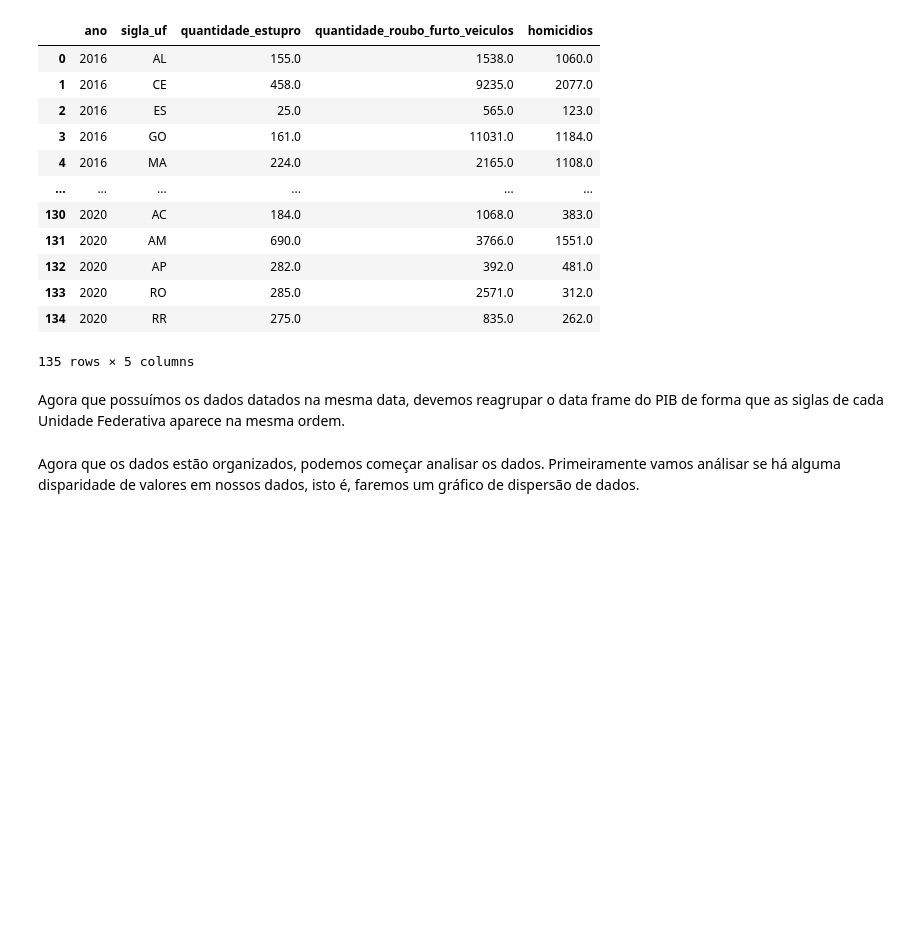
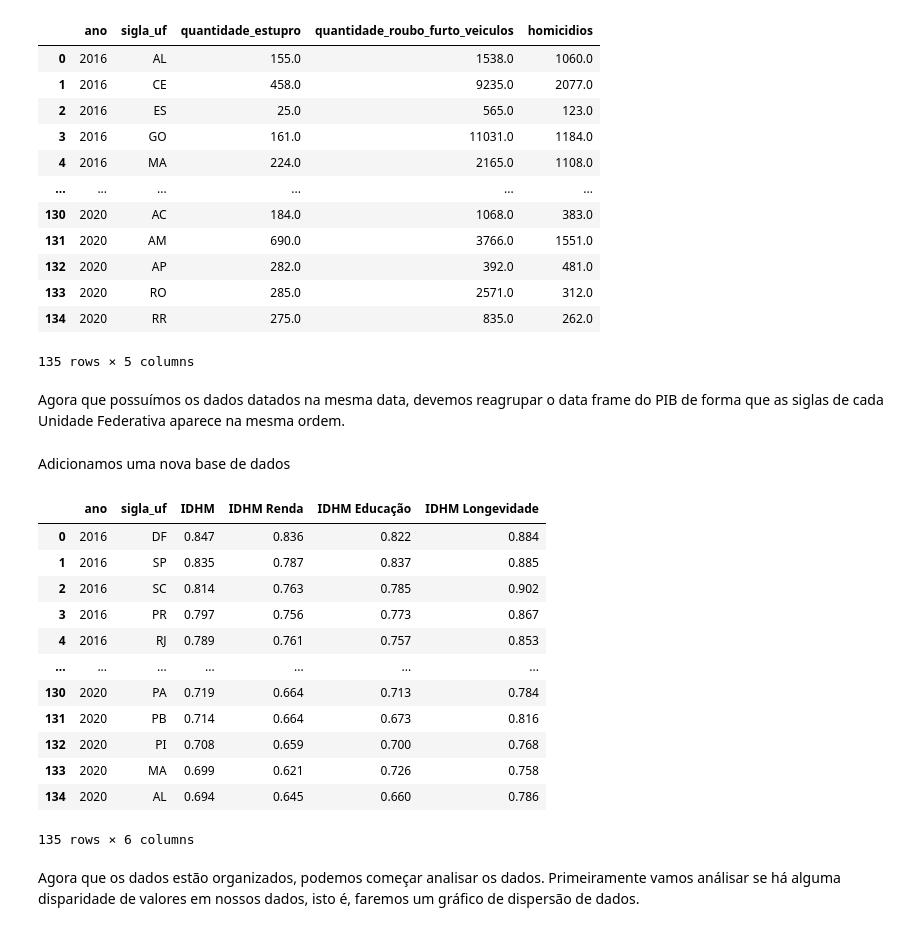
Before and after one commit to Iamiran1/Projeto-2---Ci-ncia-de-Dados, a Jupyter notebook: P2.ipynb, the cells around one changed output. Saved outputs shown, nothing was run; the diff lists cells and outputs as text; code cells hidden in the pictures; blank space fills up the shorter version.

```diff
--- a/P2.ipynb
+++ b/P2.ipynb
@@ -230,6 +230,25 @@ dados_ate_2020 = dados_ate_2020.sort_values(by=['ano', 'sigla_uf']).reset_index(
 
 # Ordenar dados_PIB_filtrado
 dados_PIB_filtrado = dados_PIB_filtrado.sort_values(by=['ano', 'sigla_uf']).reset_index(drop=True)
+# %% [markdown]
+Adicionamos uma nova base de dados
+# %%
+dados_IDH =  pd.read_excel('dados_IDH.xlsx')
+dados_IDH
+# %% [output]
+|  | ano | sigla_uf | IDHM | IDHM Renda | IDHM Educação | IDHM Longevidade |
+| 0 | 2016 | DF | 0.847 | 0.836 | 0.822 | 0.884 |
+| 1 | 2016 | SP | 0.835 | 0.787 | 0.837 | 0.885 |
+| 2 | 2016 | SC | 0.814 | 0.763 | 0.785 | 0.902 |
+| 3 | 2016 | PR | 0.797 | 0.756 | 0.773 | 0.867 |
+| 4 | 2016 | RJ | 0.789 | 0.761 | 0.757 | 0.853 |
+| ... | ... | ... | ... | ... | ... | ... |
+| 130 | 2020 | PA | 0.719 | 0.664 | 0.713 | 0.784 |
+| 131 | 2020 | PB | 0.714 | 0.664 | 0.673 | 0.816 |
+| 132 | 2020 | PI | 0.708 | 0.659 | 0.700 | 0.768 |
+| 133 | 2020 | MA | 0.699 | 0.621 | 0.726 | 0.758 |
+| 134 | 2020 | AL | 0.694 | 0.645 | 0.660 | 0.786 |
+135 rows × 6 columns
 # %% [markdown]
 Agora que os dados estão organizados, podemos começar analisar os dados. Primeiramente vamos análisar se há alguma disparidade de valores em nossos dados, isto é, faremos um gráfico de dispersão de dados.
 # %%
```
